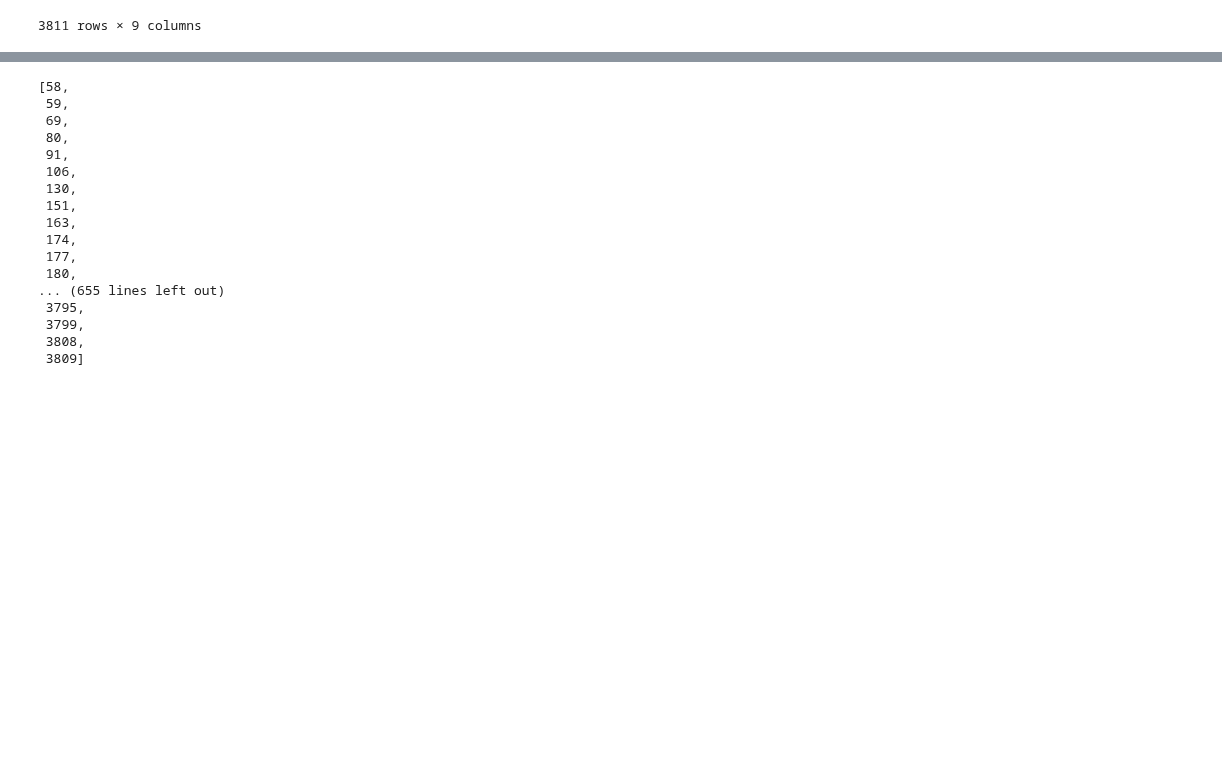
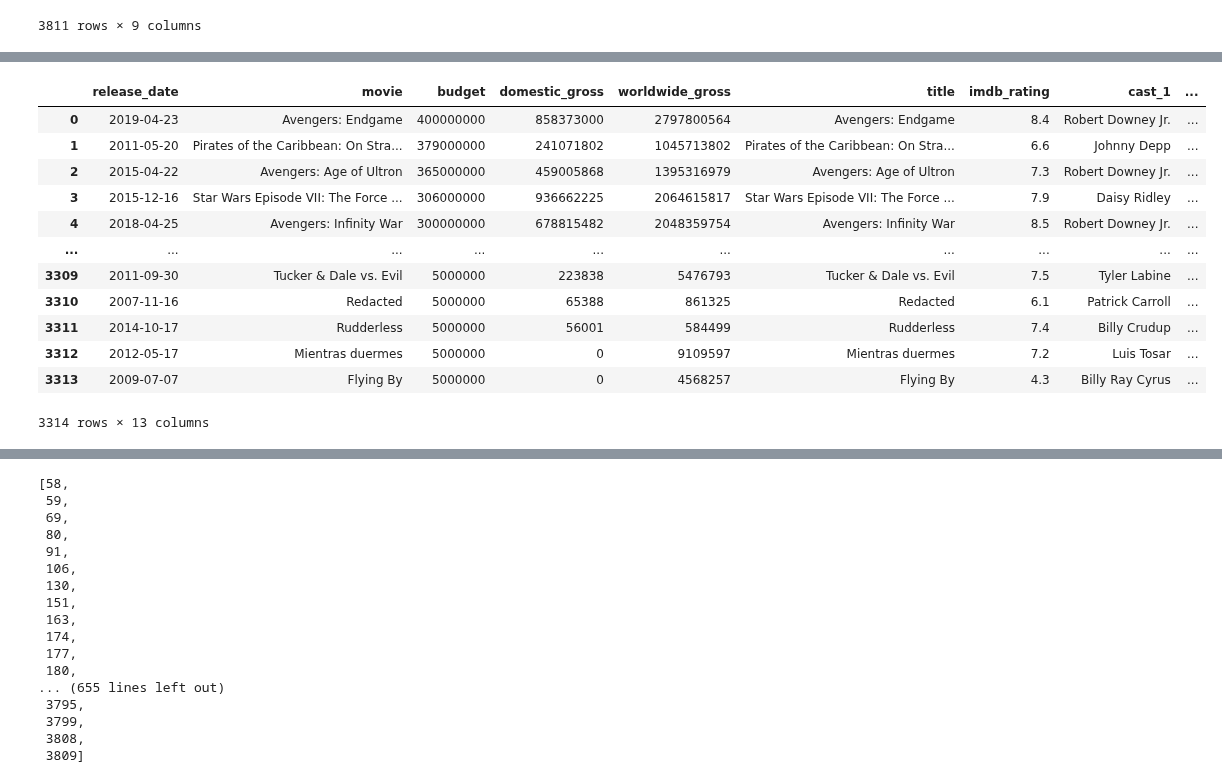
Before and after one commit to lmbauyeung/Final_Project, a Jupyter notebook: Web Scraping_Rotten Tomatoes.ipynb, the cells around one changed output, grey strips where cells are left out. Cells and saved outputs as stored; diff of their text form; code cells hidden in the pictures; blank space fills up the shorter version.

```diff
--- a/Web Scraping_Rotten Tomatoes.ipynb
+++ b/Web Scraping_Rotten Tomatoes.ipynb
@@ -283,0 +362,20 @@ df_try.to_csv('Rotten_Tomatoes_data.csv', index=False)
+# %%
+imdb = pd.read_csv("imdb_raw_df.csv")
+# %%
+pd.reset_option("^display")
+# %%
+imdb
+# %% [output]
+|  | release_date | movie | budget | domestic_gross | worldwide_gross | title | imdb_rating | cast_1 | ... |
+| 0 | 2019-04-23 | Avengers: Endgame | 400000000 | 858373000 | 2797800564 | Avengers: Endgame | 8.4 | Robert Downey Jr. | ... |
+| 1 | 2011-05-20 | Pirates of the Caribbean: On Stra... | 379000000 | 241071802 | 1045713802 | Pirates of the Caribbean: On Stra... | 6.6 | Johnny Depp | ... |
+| 2 | 2015-04-22 | Avengers: Age of Ultron | 365000000 | 459005868 | 1395316979 | Avengers: Age of Ultron | 7.3 | Robert Downey Jr. | ... |
+| 3 | 2015-12-16 | Star Wars Episode VII: The Force ... | 306000000 | 936662225 | 2064615817 | Star Wars Episode VII: The Force ... | 7.9 | Daisy Ridley | ... |
+| 4 | 2018-04-25 | Avengers: Infinity War | 300000000 | 678815482 | 2048359754 | Avengers: Infinity War | 8.5 | Robert Downey Jr. | ... |
+| ... | ... | ... | ... | ... | ... | ... | ... | ... | ... |
+| 3309 | 2011-09-30 | Tucker & Dale vs. Evil | 5000000 | 223838 | 5476793 | Tucker & Dale vs. Evil | 7.5 | Tyler Labine | ... |
+| 3310 | 2007-11-16 | Redacted | 5000000 | 65388 | 861325 | Redacted | 6.1 | Patrick Carroll | ... |
+| 3311 | 2014-10-17 | Rudderless | 5000000 | 56001 | 584499 | Rudderless | 7.4 | Billy Crudup | ... |
+| 3312 | 2012-05-17 | Mientras duermes | 5000000 | 0 | 9109597 | Mientras duermes | 7.2 | Luis Tosar | ... |
+| 3313 | 2009-07-07 | Flying By | 5000000 | 0 | 4568257 | Flying By | 4.3 | Billy Ray Cyrus | ... |
+3314 rows × 13 columns
```
Also changed, not shown: parts of 40 cells of this notebook.
